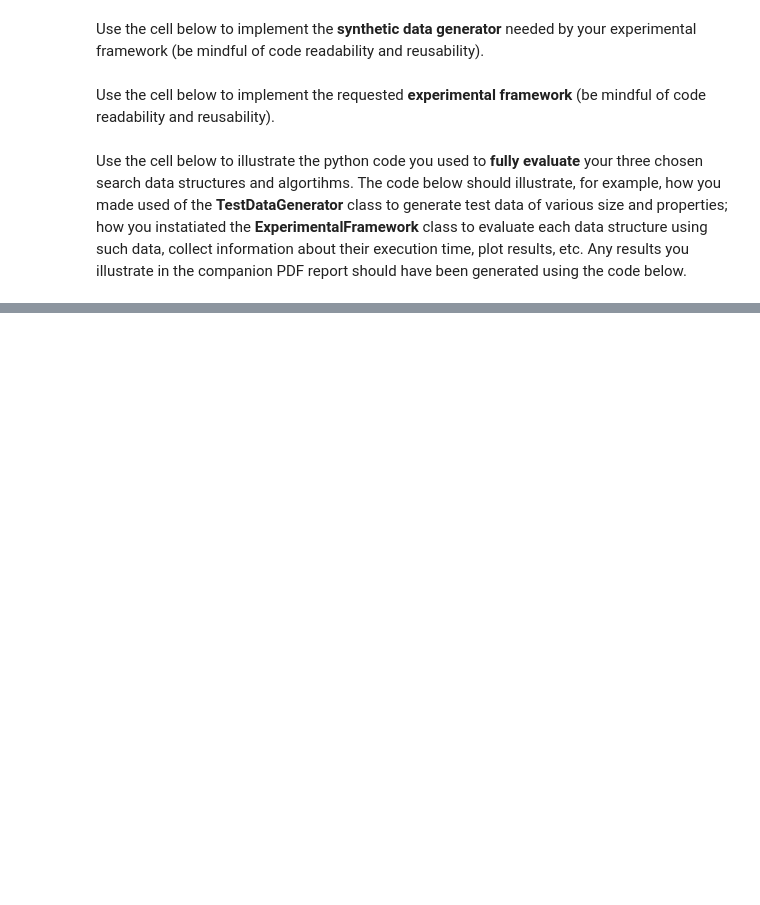
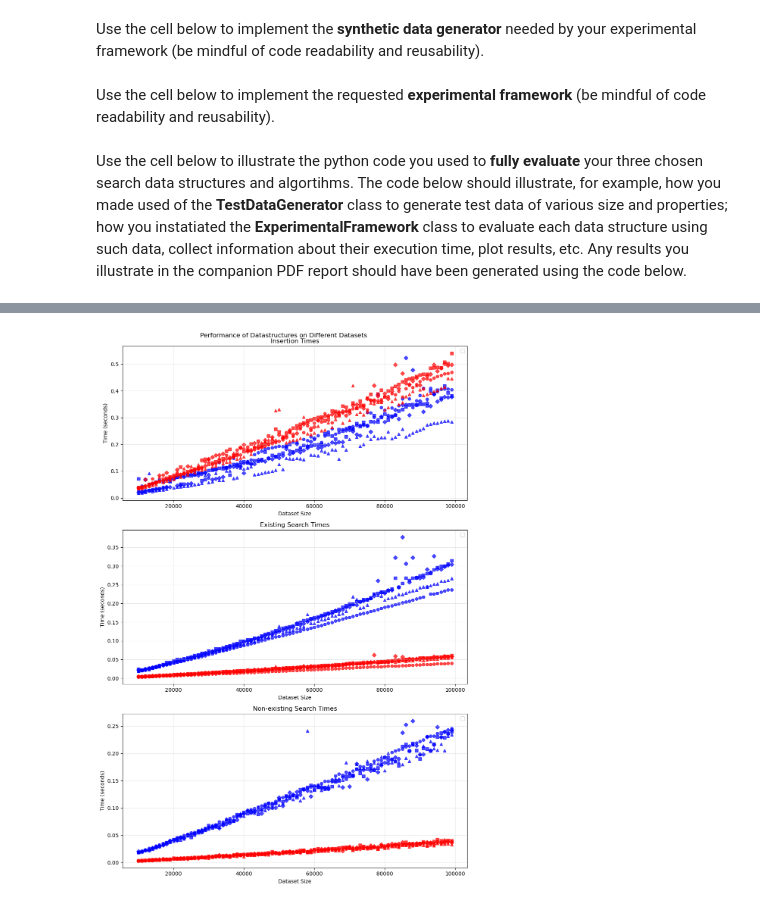
Before and after one commit to spicyGrape/COMP0005_Alg_cw, a Jupyter notebook: grp-23-0005code.ipynb, the cells around one changed output, grey strips where cells are left out. Saved outputs shown, nothing was run; the diff lists cells and outputs as text; code cells hidden in the pictures; blank space fills up the shorter version.

Commit message:
add discret diagram

```diff
--- a/grp-23-0005code.ipynb
+++ b/grp-23-0005code.ipynb
@@ -681,0 +747,5 @@ test_framework.plot_results(results_on_dup, title="Performance of Datastructures
+# %%
+all_results = [results_on_sorted, results_on_random, results_on_normal_dis, results_on_dup]
+ExperimentalFramework().plot_multiple_results(all_results, title="Performance of Datastructures on Different Datasets")
+# %% [output]
+[figure, added]
```
Also changed, not shown: parts of 2 cells of this notebook.
